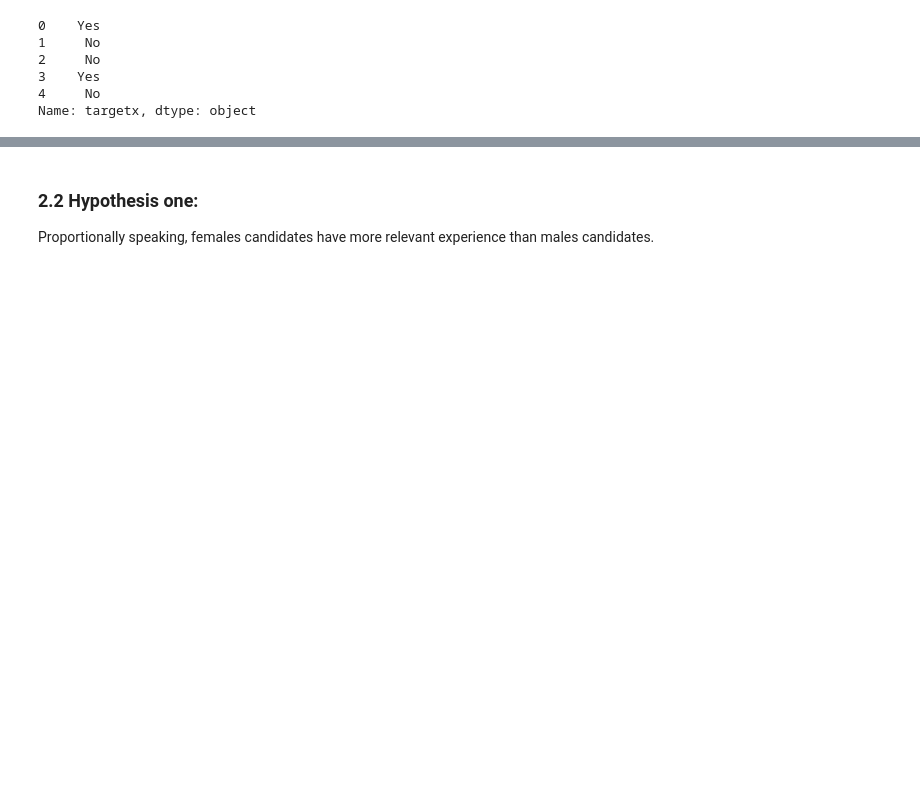
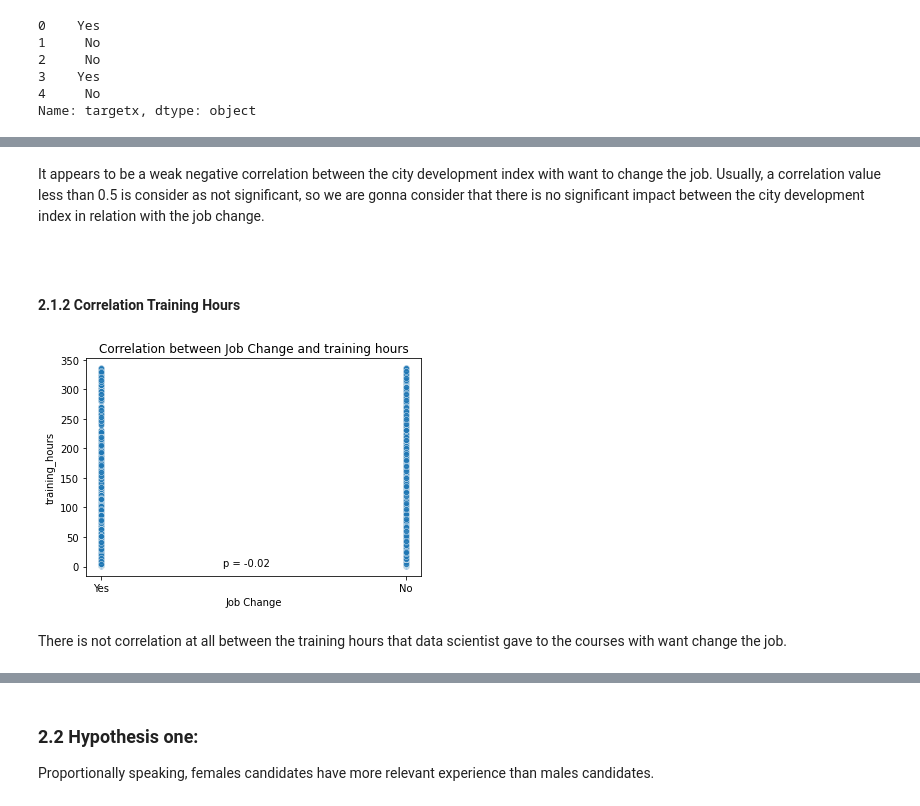
Before and after one commit to ftarantuviez/HR-Analytics-Job-Change-of-Data-Scientists, a Jupyter notebook: HR Analytics - Job Change of Data Scientists.ipynb, the cells around one changed output, grey strips where cells are left out. Drawn from its saved outputs; the diff is of its cells as text; code cells hidden in the pictures; blank space fills up the shorter version.

```diff
--- a/HR Analytics - Job Change of Data Scientists.ipynb
+++ b/HR Analytics - Job Change of Data Scientists.ipynb
@@ -549,3 +597,15 @@ The answer is no. It not appear to be any relation between the city development
+# %% [markdown]
+It appears to be a weak negative correlation between the city development index with want to change the job. Usually, a correlation value less than 0.5 is consider as not significant, so we are gonna consider that there is no significant impact between the city development index in relation with the job change.
+# %% [markdown]
+<a id="corr_training_hours"></a>
+# %% [markdown]
+#### 2.1.2 Correlation Training Hours
+# %%
+get_correlation("training_hours")
+# %% [output]
+[figure, added]
+# %% [markdown]
+There is not correlation at all between the training hours that data scientist gave to the courses with want change the job.
 # %% [markdown]
 <a id="hypothesis_one"></a>
 # %% [markdown]
```
Also changed, not shown: parts of 55 cells of this notebook, 2 other files.
